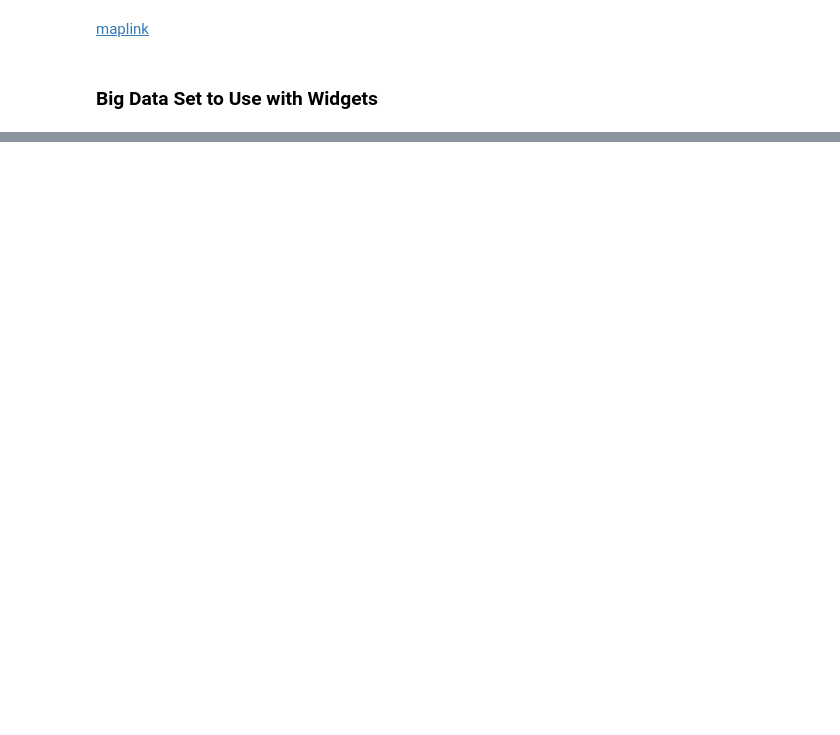
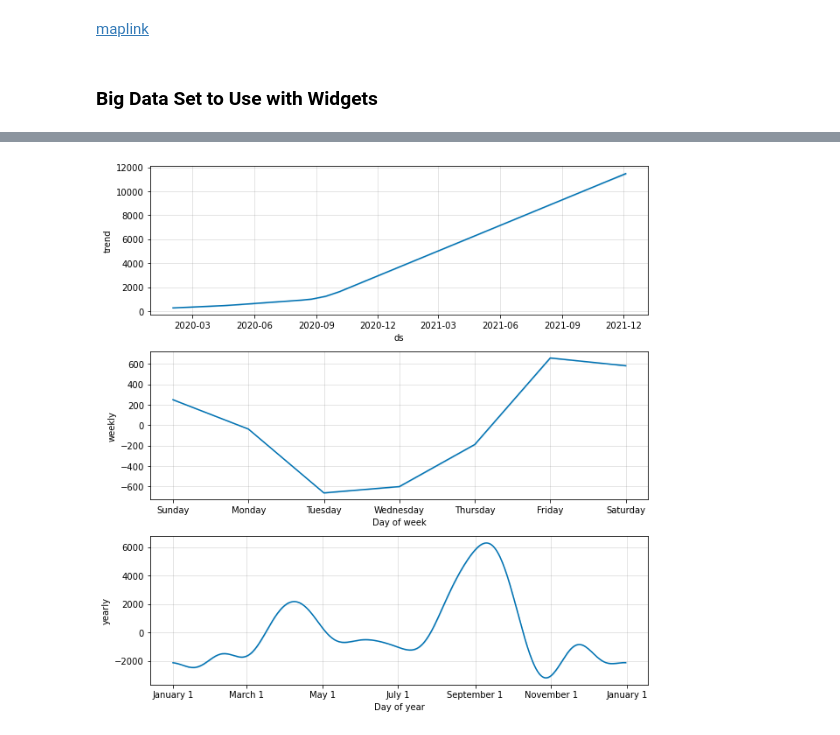
Before and after one commit to jerryendrina/535Practice, a Jupyter notebook: README.ipynb, the cells around one changed output, grey strips where cells are left out. Drawn from its saved outputs; the diff is of its cells as text; code cells hidden in the pictures; blank space fills up the shorter version.

```diff
--- a/README.ipynb
+++ b/README.ipynb
@@ -252,0 +316,4 @@ fig.show()
+# %%
+plot2 = m.plot_components(forecast)
+# %% [output]
+[figure, added]
```
Also changed, not shown: parts of 42 cells of this notebook, 1 other file.
